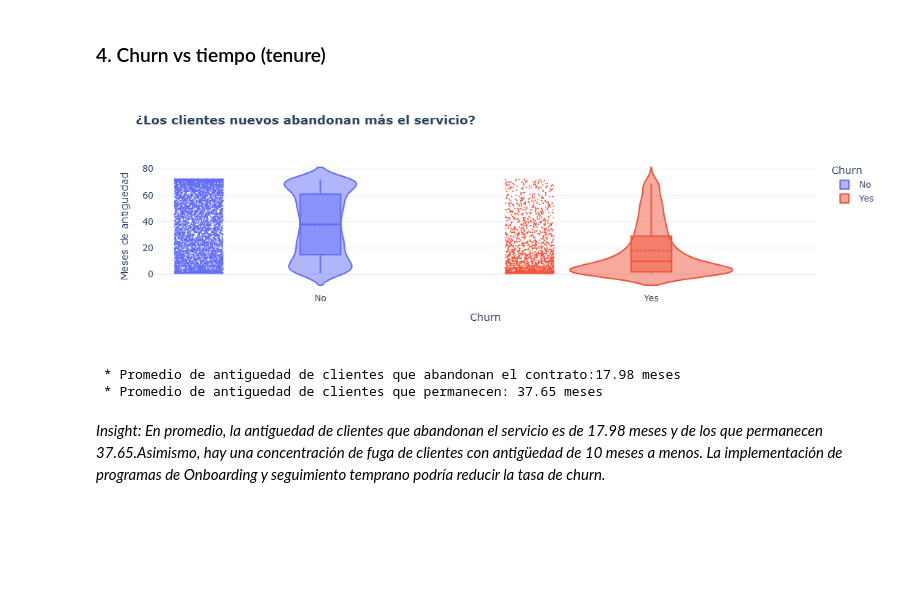
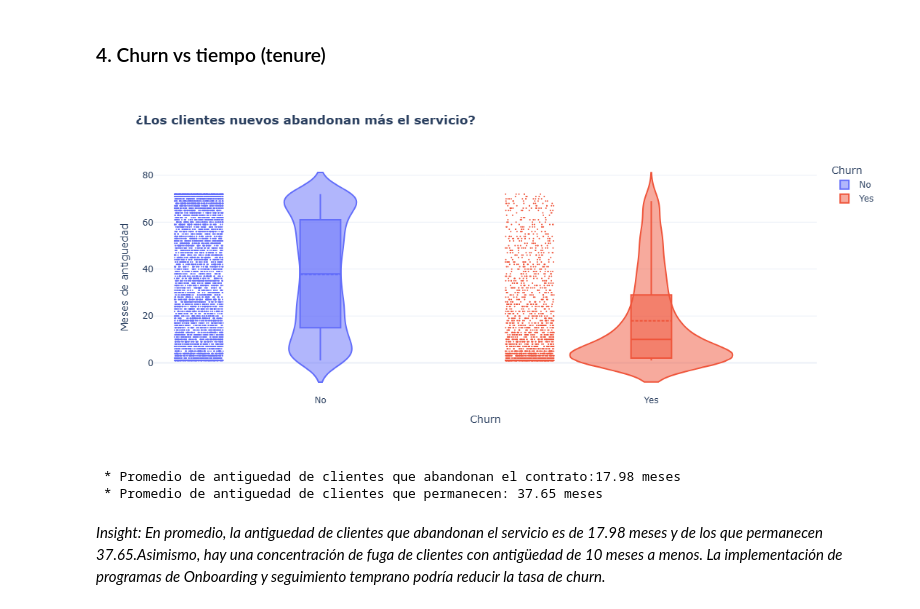
Before and after one commit to bryanventura-data/Analysis-Telco-Customer-Churn, a Jupyter notebook: Limpieza y Análisis EDA.ipynb, the cells around one changed output. Drawn from its saved outputs; the diff is of its cells as text; code cells hidden in the pictures; blank space fills up the shorter version.

```diff
--- a/Limpieza y Análisis EDA.ipynb
+++ b/Limpieza y Análisis EDA.ipynb
@@ -296,23 +305,24 @@ print(f" * El promedio de pago mensual de clientes que permanecen: {promedio_no}
 # %%
 fig4_violin = px.violin(df,
                        x = "Churn",
                        y = "tenure",
                        color = "Churn",
                        template="plotly_white",
                         points = "all",
                        box = True,
                        labels = {"tenure":"Meses de antiguedad"},
-                       title = "<b>¿Los clientes nuevos abandonan más el servicio?<b>")
+                       title = "<b>¿Los clientes nuevos abandonan más el servicio?<b>",
+                       width = 1000,
+                       height = 500)
 fig4_violin.update_traces(meanline_visible = True, marker = dict(size = 2))
 display(fig4_violin)
-
 
 Promedio_tenure_si = df[df["Churn"] == "Yes"]["tenure"].mean().round(2)
 Promedio_tenure_no = df[df["Churn"] == "No"]["tenure"].mean().round(2)
 print(f" * Promedio de antiguedad de clientes que abandonan el contrato:{Promedio_tenure_si} meses")
 print(f" * Promedio de antiguedad de clientes que permanecen: {Promedio_tenure_no} meses")
 # %% [output]
-[figure, old version]
+[figure, new version]
  * Promedio de antiguedad de clientes que abandonan el contrato:17.98 meses
  * Promedio de antiguedad de clientes que permanecen: 37.65 meses
 # %% [markdown]
```
Also changed, not shown: parts of 5 cells of this notebook.
